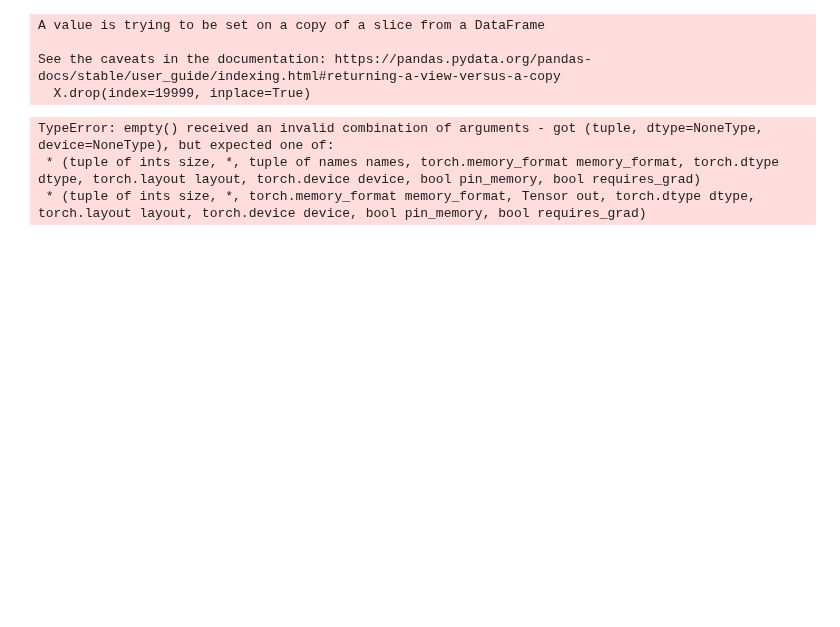
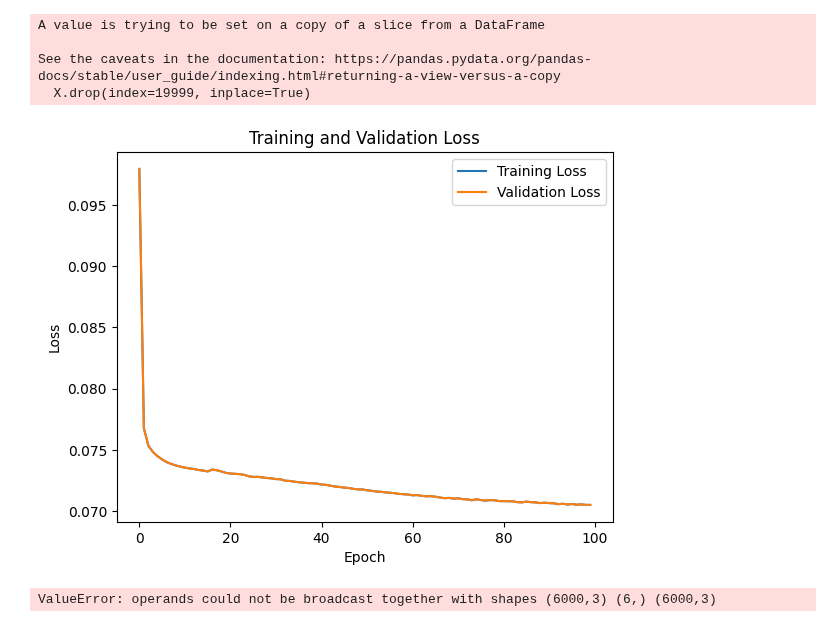
Before and after one commit to swamilikes2code/Python_based_Interactive_Scientific_Visualization, a Jupyter notebook: digital_lab_twin/maddie-nn/modularNNTest.ipynb, the cells around one changed output. Cells and saved outputs as stored; diff of their text form; code cells hidden in the pictures; blank space fills up the shorter version.

Commit message:
bugfixes--called the wrong scaler oops!

```diff
--- a/digital_lab_twin/maddie-nn/modularNNTest.ipynb
+++ b/digital_lab_twin/maddie-nn/modularNNTest.ipynb
@@ -12,7 +12,7 @@ from sklearn import preprocessing
 import joblib
 import pathlib as path
 import copy
-import modularNN as mnn
+#import modularNN as mnn
 
 ### Static
 rawData = pd.read_csv('STEMVisualsSynthData.csv', header=0)
@@ -41,35 +41,33 @@ initNeuronNum = 50 #number of neurons in the first layer, 0 < int < 100
 loss = 0 #0 = MSE, 1 = MAE
 optimizer = 0 #0 = Adam, 1 = SGD
 learnRate = 0.001 #0 < float < 0.1
 #training params
 epochs = 100 #0 < int < 1000
 batchSize = 100 #0 < int < 1000
 
 #split the data
 X_train, X_val, X_test, Y_train, Y_val, Y_test, XTrainTime, XValTime, XTestTime = mnn.dataSplitter(X, Y, trainSplit, valSplit, testSplit)
 #scale the data
 stScalerX, stScalerY, X_train_scaled, X_val_scaled, X_test_scaled, Y_train_scaled, Y_val_scaled, Y_test_scaled= mnn.scaleData(X_train, X_val, X_test, Y_train, Y_val, Y_test)
 #tensorize the data
 X_train_tensor, X_val_tensor, X_test_tensor, Y_train_tensor, Y_val_tensor, Y_test_tensor = mnn.tensors(X_train_scaled, X_val_scaled, X_test_scaled, Y_train_scaled, Y_val_scaled, Y_test_scaled)
 #create the model
 model, lossFunction, optimizer = mnn.modelCreator(initNeuronNum, loss, optimizer, learnRate)
 #train the model
 model, trainLoss, valLoss = mnn.trainModel(model, lossFunction, optimizer, epochs, batchSize, X_train_tensor, X_val_tensor, Y_train_tensor, Y_val_tensor)
 #test the model
 testLoss = mnn.testModel(model, lossFunction, X_test_tensor, Y_test_tensor)
 #plot the results
 mnn.plotter(trainLoss, valLoss)
-#mnn.plotPredictions(X_test_tensor, Y_test_tensor, model, stScalerX, stScalerY)
-#plt.show()
+mnn.plotPredictions(X_test_tensor, Y_test_tensor, model, stScalerX, stScalerY)
 #save the model
 mnn.saveModel(model, stScalerX, stScalerY)
 #TODO: save the model, scalers, and parameters to a file
 #TODO: move this to a ipynb file for easy running/visualization
 # %% [output]
 A value is trying to be set on a copy of a slice from a DataFrame
 
 See the caveats in the documentation: https://pandas.pydata.org/pandas-docs/stable/user_guide/indexing.html#returning-a-view-versus-a-copy
   X.drop(index=19999, inplace=True)
+[figure, added]
-TypeError: empty() received an invalid combination of arguments - got (tuple, dtype=NoneType, device=NoneType), but expected one of:
- * (tuple of ints size, *, tuple of names names, torch.memory_format memory_format, torch.dtype dtype, torch.layout layout, torch.device device, bool pin_memory, bool requires_grad)
- * (tuple of ints size, *, torch.memory_format memory_format, Tensor out, torch.dtype dtype, torch.layout layout, torch.device device, bool pin_memory, bool requires_grad)
+ValueError: operands could not be broadcast together with shapes (6000,3) (6,) (6000,3)
```
Also changed, not shown: 4 other files.
